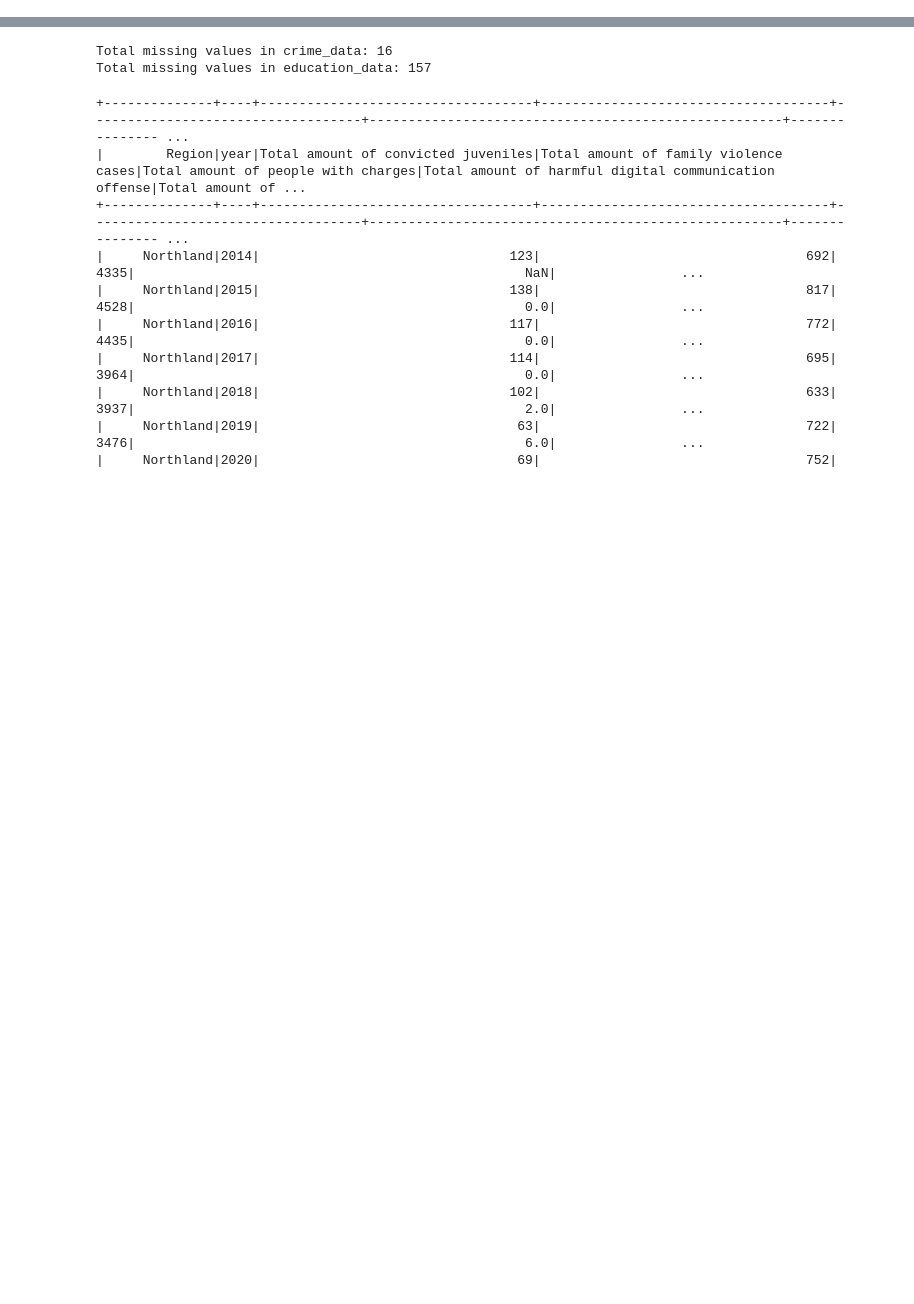
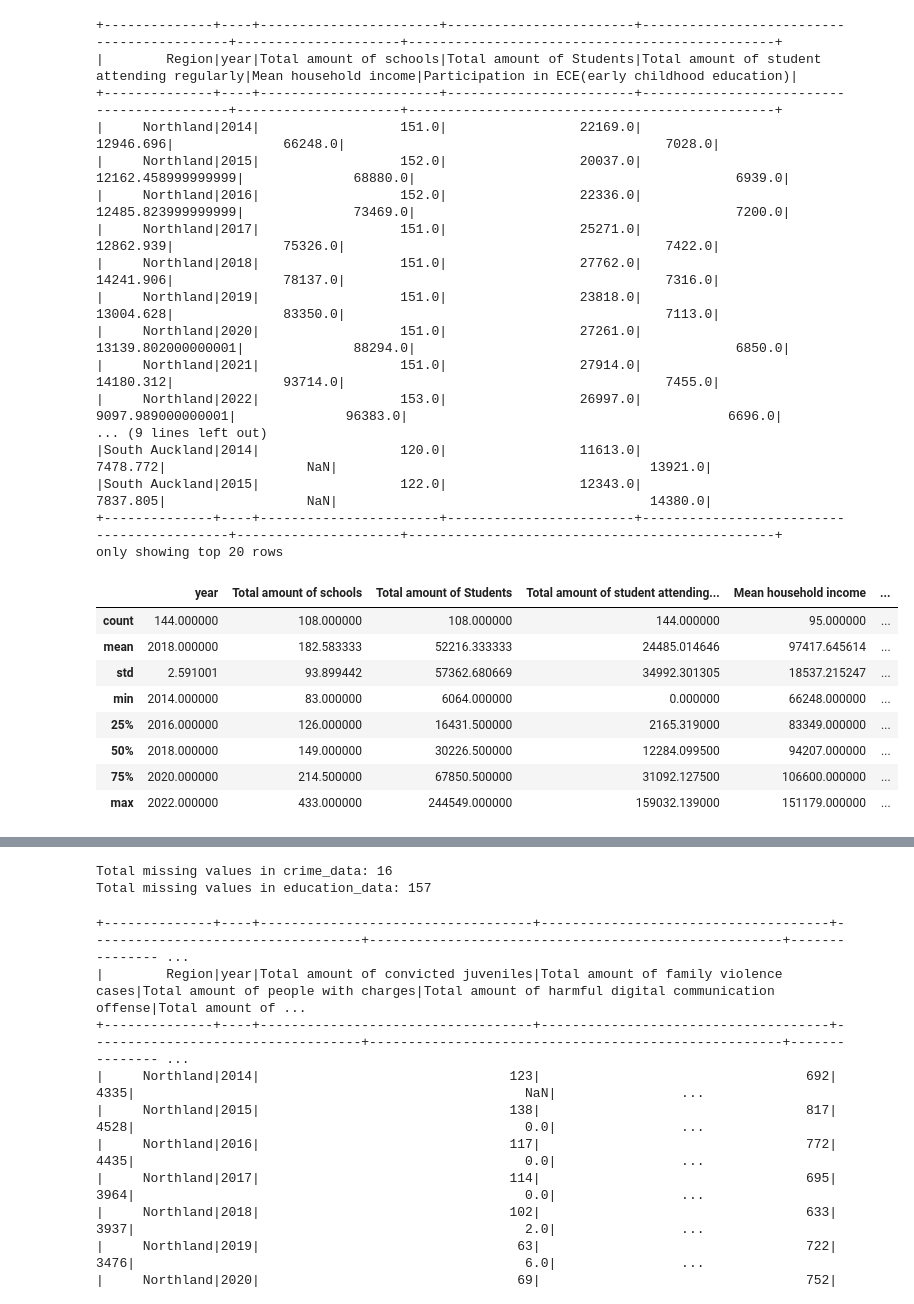
Before and after one commit to JingtaoXie/INFOSYS-AWS, a Jupyter notebook: IterationFour_PySpark_JingtaoXie.ipynb, the cells around one changed output, grey strips where cells are left out. Drawn from its saved outputs; the diff is of its cells as text; code cells hidden in the pictures; blank space fills up the shorter version.

```diff
--- a/IterationFour_PySpark_JingtaoXie.ipynb
+++ b/IterationFour_PySpark_JingtaoXie.ipynb
@@ -52,2 +64,34 @@ only showing top 20 rows
+# %%
+education_data.show()
+
+education_data_pd=education_data.toPandas()
+education_data_pd.describe()
+# %% [output]
++--------------+----+-----------------------+------------------------+-------------------------------------------+---------------------+-----------------------------------------------+
+|        Region|year|Total amount of schools|Total amount of Students|Total amount of student attending regularly|Mean household income|Participation in ECE(early childhood education)|
++--------------+----+-----------------------+------------------------+-------------------------------------------+---------------------+-----------------------------------------------+
+|     Northland|2014|                  151.0|                 22169.0|                                  12946.696|              66248.0|                                         7028.0|
+|     Northland|2015|                  152.0|                 20037.0|                         12162.458999999999|              68880.0|                                         6939.0|
+|     Northland|2016|                  152.0|                 22336.0|                         12485.823999999999|              73469.0|                                         7200.0|
+|     Northland|2017|                  151.0|                 25271.0|                                  12862.939|              75326.0|                                         7422.0|
+|     Northland|2018|                  151.0|                 27762.0|                                  14241.906|              78137.0|                                         7316.0|
+|     Northland|2019|                  151.0|                 23818.0|                                  13004.628|              83350.0|                                         7113.0|
+|     Northland|2020|                  151.0|                 27261.0|                         13139.802000000001|              88294.0|                                         6850.0|
+|     Northland|2021|                  151.0|                 27914.0|                                  14180.312|              93714.0|                                         7455.0|
+|     Northland|2022|                  153.0|                 26997.0|                          9097.989000000001|              96383.0|                                         6696.0|
+... (9 lines left out)
+|South Auckland|2014|                  120.0|                 11613.0|                                   7478.772|                  NaN|                                        13921.0|
+|South Auckland|2015|                  122.0|                 12343.0|                                   7837.805|                  NaN|                                        14380.0|
++--------------+----+-----------------------+------------------------+-------------------------------------------+---------------------+-----------------------------------------------+
+only showing top 20 rows
+|  | year | Total amount of schools | Total amount of Students | Total amount of student attending... | Mean household income | ... |
+| count | 144.000000 | 108.000000 | 108.000000 | 144.000000 | 95.000000 | ... |
+| mean | 2018.000000 | 182.583333 | 52216.333333 | 24485.014646 | 97417.645614 | ... |
+| std | 2.591001 | 93.899442 | 57362.680669 | 34992.301305 | 18537.215247 | ... |
+| min | 2014.000000 | 83.000000 | 6064.000000 | 0.000000 | 66248.000000 | ... |
+| 25% | 2016.000000 | 126.000000 | 16431.500000 | 2165.319000 | 83349.000000 | ... |
+| 50% | 2018.000000 | 149.000000 | 30226.500000 | 12284.099500 | 94207.000000 | ... |
+| 75% | 2020.000000 | 214.500000 | 67850.500000 | 31092.127500 | 106600.000000 | ... |
+| max | 2022.000000 | 433.000000 | 244549.000000 | 159032.139000 | 151179.000000 | ... |
 # %%
 #2.3 Data exploration/Display value for each column
```
Also changed, not shown: parts of 7 cells of this notebook.
